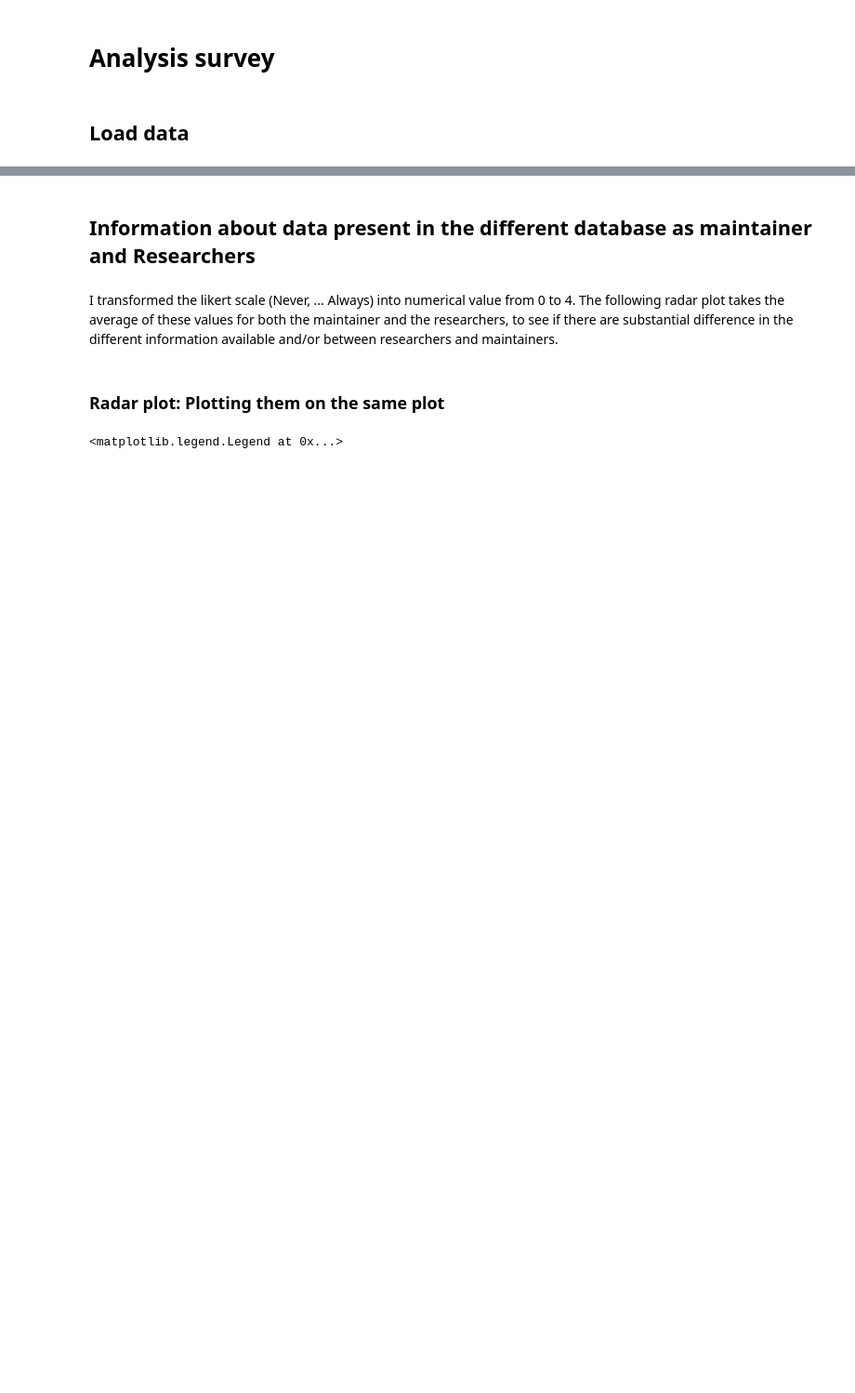
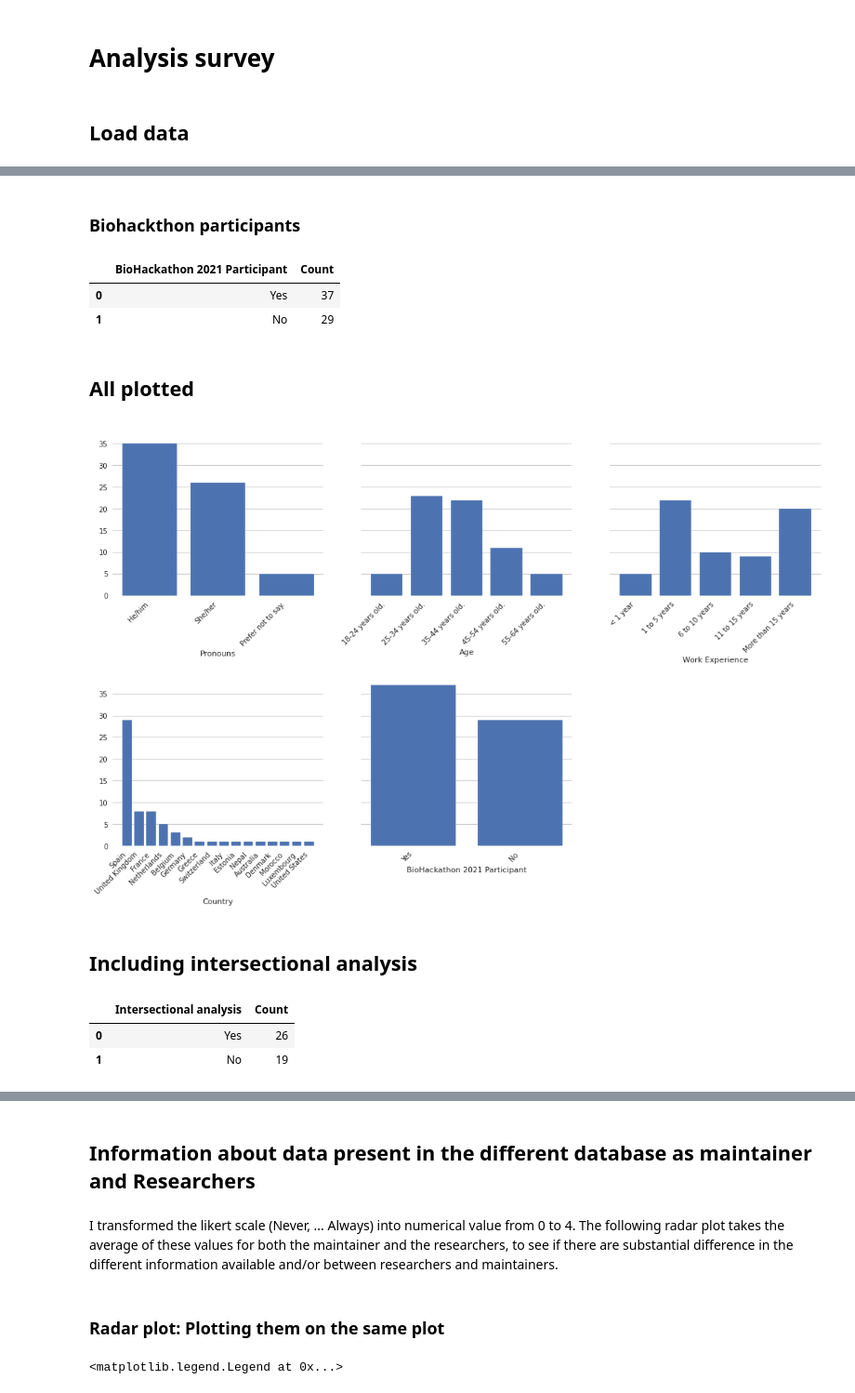
Before and after one commit to social-link-analytics-group-bsc/biohackathon-project-35, a Jupyter notebook: Survey - descriptive analysis.ipynb, the cells around one changed output, grey strips where cells are left out. Shown at 93% size. Saved outputs shown, nothing was run; the diff lists cells and outputs as text; code cells hidden in the pictures; blank space fills up the shorter version.

```diff
--- a/Survey - descriptive analysis.ipynb
+++ b/Survey - descriptive analysis.ipynb
@@ -76,0 +137,5 @@ df.head()
+# %%
+country_count = df['Country'].value_counts().to_frame().reset_index().rename(columns={'index': 'Country', 'Country': "Count"})
+#sorter = ["< 1 year", "1 to 5 years", "6 to 10 years", "11 to 15 years", "More than 15 years"]
+country_count['Country'] = country_count['Country'].astype("category")
+country_count
@@ -76,0 +160,54 @@ df.head()
+# %% [markdown]
+### Biohackthon participants
+# %%
+bio_part_count = df['BioHackathon 2021 Participant'].value_counts().to_frame().reset_index().rename(columns={'index': 'BioHackathon 2021 Participant', 'BioHackathon 2021 Participant': "Count"})
+bio_part_count
+# %% [output]
+|  | BioHackathon 2021 Participant | Count |
+| 0 | Yes | 37 |
+| 1 | No | 29 |
+# %% [markdown]
+## All plotted
+# %%
+all_info = {'Pronouns': pronouns_count,
+              'Age': age_count,
+              'Work Experience': work_xp_count,
+              'Country': country_count,
+               'BioHackathon 2021 Participant': bio_part_count}
+# %%
+fig, ax = plt.subplots(2, 3, sharey=True, figsize=(15, 10))
+ax[1][2].set_visible(False) # To hide the last ax-plots as only 5 are shown
+for indx, k in enumerate(all_info):
+    if indx<=2:
+        ax_y = indx
+        ax_x = 0
+    else:
+        ax_y = indx-3
+        ax_x = 1
+
+    labels = all_info[k][k]
+    ax[ax_x, ax_y].bar(all_info[k].iloc[:,0], all_info[k].iloc[:,1])
+
+    ax[ax_x, ax_y].set_xlabel(k)
+    ax[ax_x, ax_y].set_xticklabels(labels, rotation=45, ha='right')
+
+
+for ax in fig.get_axes():
+    #ax.yaxis.grid(False)
+    ax.xaxis.grid(False)
+    #ax.label_outer()
+plt.tight_layout()
+
+
+plt.show()
+# %% [output]
+[figure, added]
+# %% [markdown]
+## Including intersectional analysis
+# %%
+intersectional_count = df['Intersectional analysis'].value_counts().to_frame().reset_index().rename(columns={'index': 'Intersectional analysis', 'Intersectional analysis': "Count"})
+intersectional_count
+# %% [output]
+|  | Intersectional analysis | Count |
+| 0 | Yes | 26 |
+| 1 | No | 19 |
```
Also changed, not shown: parts of 31 cells of this notebook.
